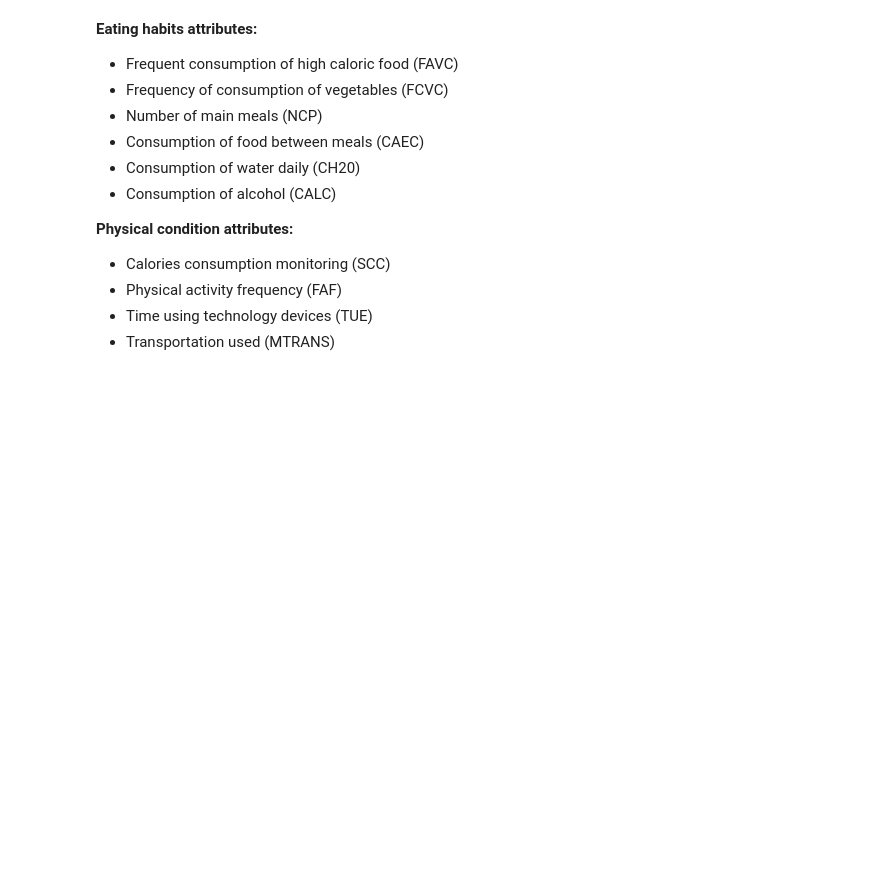
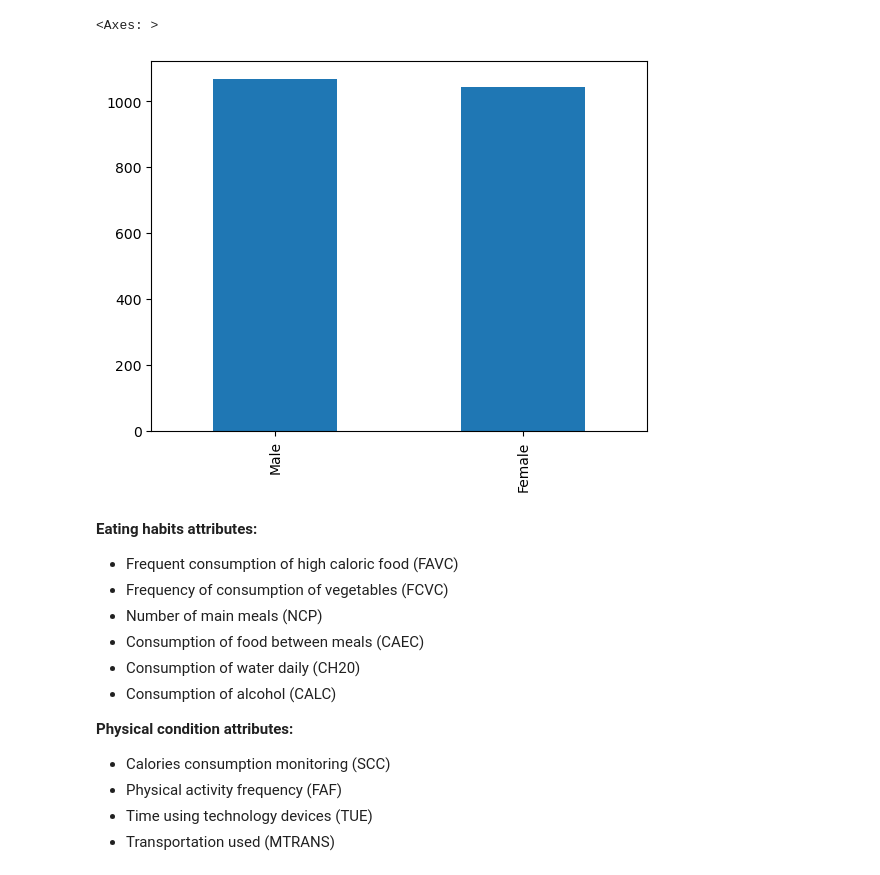
Before and after one commit to UpendraSinghRathore85/ML-Projects-Python, a Jupyter notebook: Supervised Algorithms/DAY 134 ML k Nearest Neighbors-1 Assignment.ipynb, the cells around one changed output. Cells and saved outputs as stored; diff of their text form; code cells hidden in the pictures; blank space fills up the shorter version.

```diff
--- a/Supervised Algorithms/DAY 134 ML k Nearest Neighbors-1 Assignment.ipynb
+++ b/Supervised Algorithms/DAY 134 ML k Nearest Neighbors-1 Assignment.ipynb
@@ -20,3 +20,8 @@ df.sample(6)
+# %%
+df['Gender'].value_counts().plot(kind='bar')
+# %% [output]
+<Axes: >
+[figure, added]
 # %% [markdown]
 **Eating habits attributes:**
 
```
Also changed, not shown: parts of 8 cells of this notebook.
